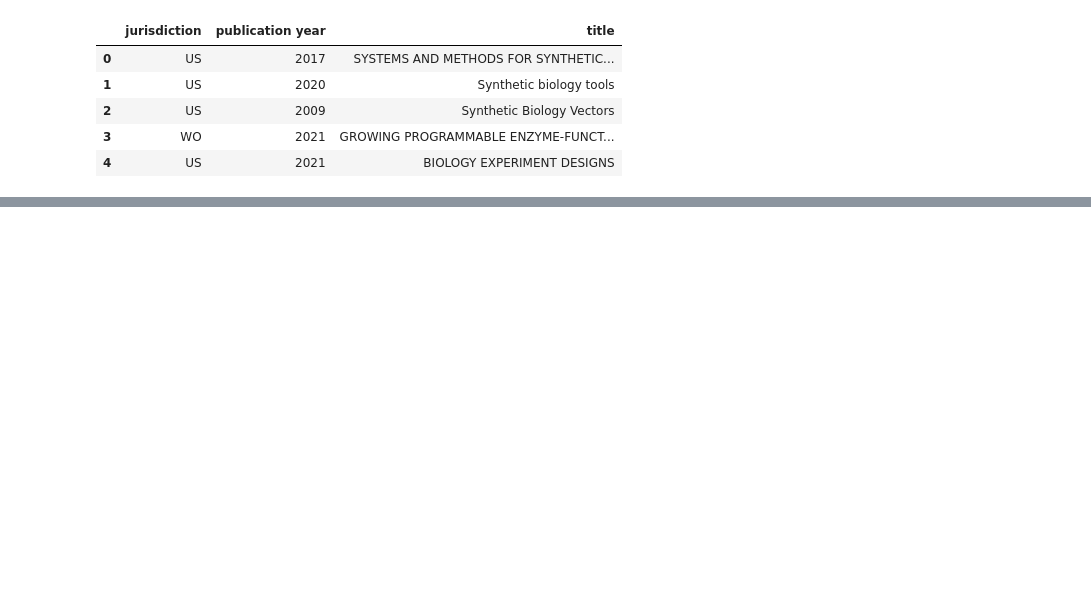
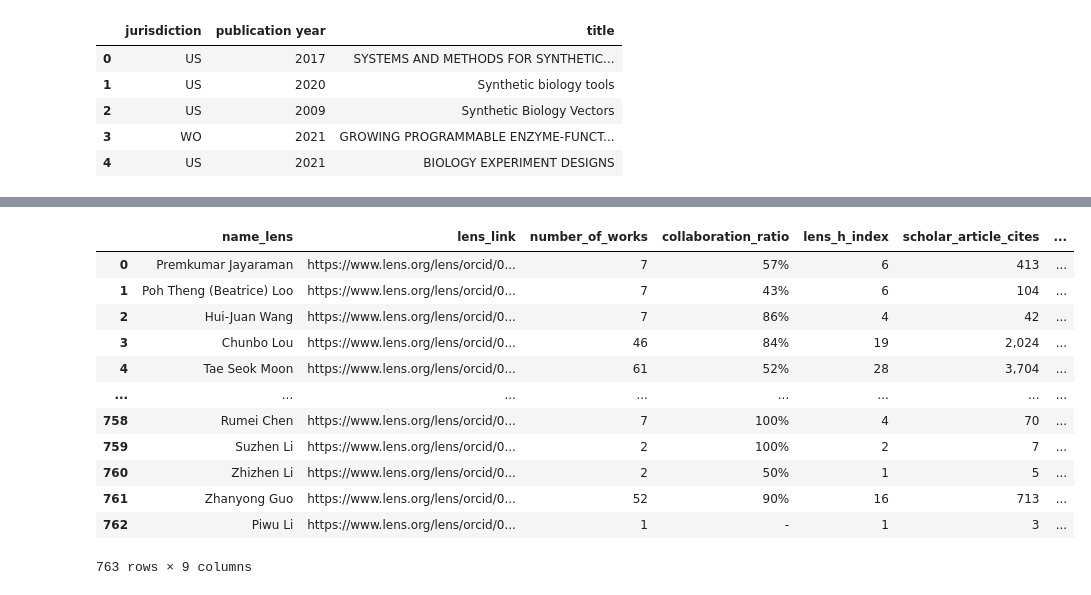
Before and after one commit to Ocean-Fang/ValleyDAO, a Jupyter notebook: lens data collection/lensrawattempt.ipynb, the cells around one changed output, grey strips where cells are left out. Cells and saved outputs as stored; diff of their text form; code cells hidden in the pictures; blank space fills up the shorter version.

```diff
--- a/lens data collection/lensrawattempt.ipynb
+++ b/lens data collection/lensrawattempt.ipynb
@@ -164,4 +162,15 @@ driver = webdriver.Chrome()
 driver.get(url)
 driver.maximize_window()
 
-first_thousand_researcher_data = makedict(inventorlist[0:999])
+final = {'name_lens' : [],
+        'lens_link' : [],
+        'number_of_works' :[],
+        'collaboration_ratio' : [],
+        'lens_h_index' : [],
+        'scholar_article_cites' : [],
+        'patent_cites' : [],
+        'associated_fields' : [],
+        'current_place_of_work' : []}
+
+for i in inventorlist[0:999]:
+        datacol(i)
@@ -172,0 +197,17 @@ Stacktrace:
+# %%
+newdf = pd.DataFrame(final)
+newdf
+# %% [output]
+|  | name_lens | lens_link | number_of_works | collaboration_ratio | lens_h_index | scholar_article_cites | ... |
+| 0 | Premkumar Jayaraman | https://www.lens.org/lens/orcid/0... | 7 | 57% | 6 | 413 | ... |
+| 1 | Poh Theng (Beatrice) Loo | https://www.lens.org/lens/orcid/0... | 7 | 43% | 6 | 104 | ... |
+| 2 | Hui-Juan Wang | https://www.lens.org/lens/orcid/0... | 7 | 86% | 4 | 42 | ... |
+| 3 | Chunbo Lou | https://www.lens.org/lens/orcid/0... | 46 | 84% | 19 | 2,024 | ... |
+| 4 | Tae Seok Moon | https://www.lens.org/lens/orcid/0... | 61 | 52% | 28 | 3,704 | ... |
+| ... | ... | ... | ... | ... | ... | ... | ... |
+| 758 | Rumei Chen | https://www.lens.org/lens/orcid/0... | 7 | 100% | 4 | 70 | ... |
+| 759 | Suzhen Li | https://www.lens.org/lens/orcid/0... | 2 | 100% | 2 | 7 | ... |
+| 760 | Zhizhen Li | https://www.lens.org/lens/orcid/0... | 2 | 50% | 1 | 5 | ... |
+| 761 | Zhanyong Guo | https://www.lens.org/lens/orcid/0... | 52 | 90% | 16 | 713 | ... |
+| 762 | Piwu Li | https://www.lens.org/lens/orcid/0... | 1 | - | 1 | 3 | ... |
+763 rows × 9 columns
```
Also changed, not shown: parts of 6 cells of this notebook, 2 other files.
